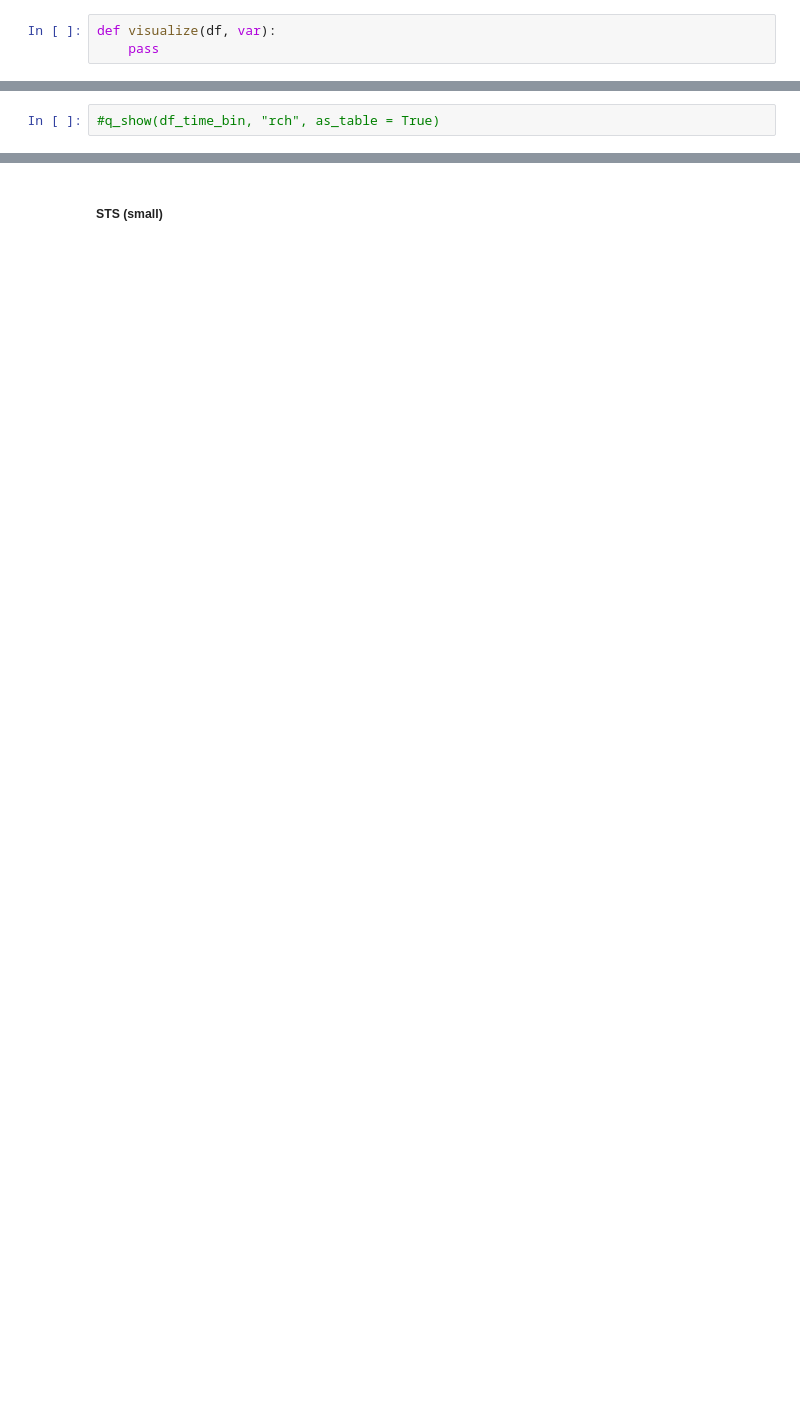
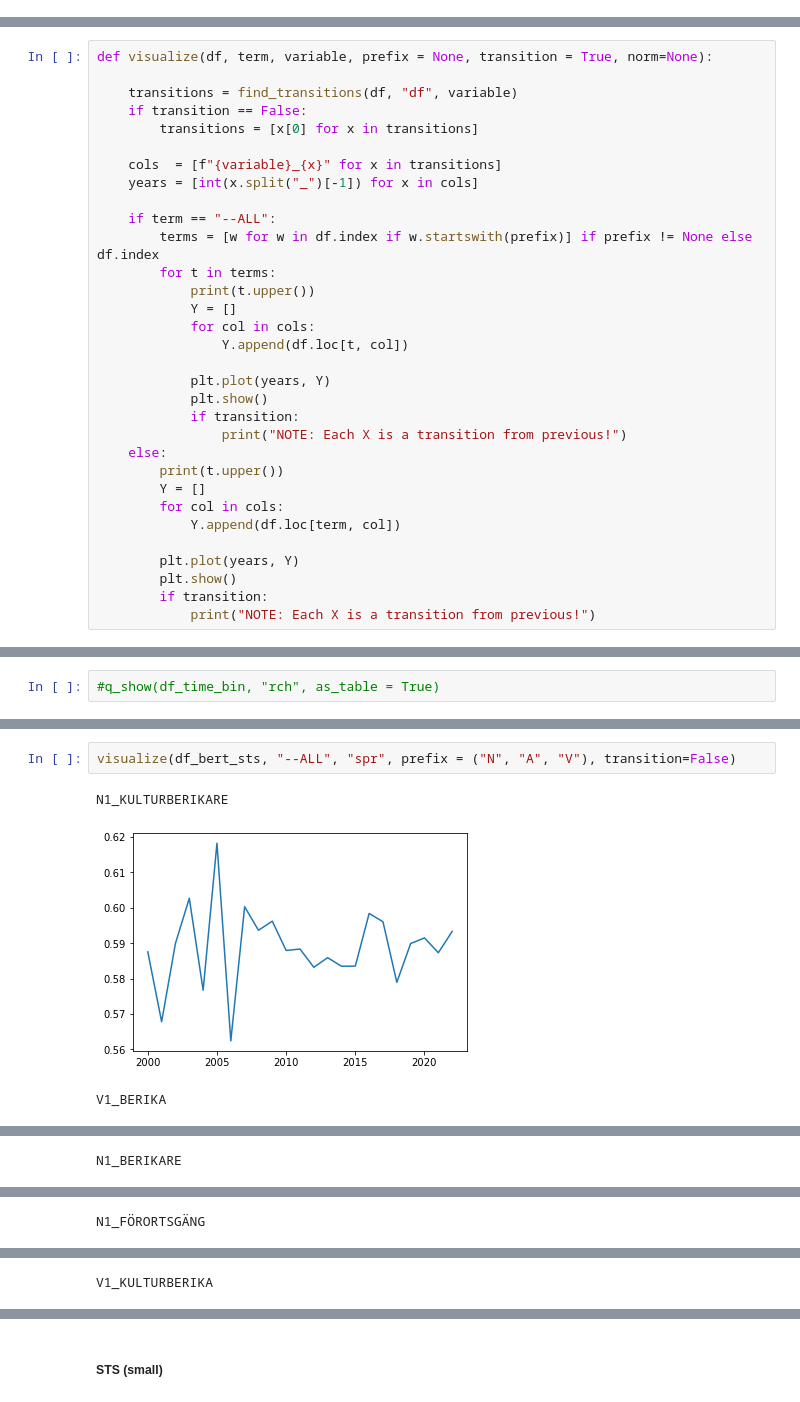
Before and after one commit to mboholm/dw_change, a Jupyter notebook: analysis/analysis.ipynb, the cells around one changed output, grey strips where cells are left out. Cells and saved outputs as stored; diff of their text form; blank space fills up the shorter version.

```diff
--- a/analysis/analysis.ipynb
+++ b/analysis/analysis.ipynb
@@ -527,7 +597,4 @@ def model_comparison(
     out = pd.DataFrame(R_data, columns=mnames, index=mnames).round(3)
 
     return out
-# %%
-def visualize(df, var):
-    pass
 # %% [markdown]
@@ -534,0 +729,32 @@ def visualize(df, var):
+# %%
+def visualize(df, term, variable, prefix = None, transition = True, norm=None):
+
+    transitions = find_transitions(df, "df", variable)
+    if transition == False:
+        transitions = [x[0] for x in transitions]
+
+    cols  = [f"{variable}_{x}" for x in transitions]
+    years = [int(x.split("_")[-1]) for x in cols]
+
+    if term == "--ALL":
+        terms = [w for w in df.index if w.startswith(prefix)] if prefix != None else df.index
+        for t in terms:
+            print(t.upper())
+            Y = []
+            for col in cols:
+                Y.append(df.loc[t, col])
+
+            plt.plot(years, Y)
+            plt.show()
+            if transition:
+                print("NOTE: Each X is a transition from previous!")
+    else:
+        print(t.upper())
+        Y = []
+        for col in cols:
+            Y.append(df.loc[term, col])
+
+        plt.plot(years, Y)
+        plt.show()
+        if transition:
+            print("NOTE: Each X is a transition from previous!")
@@ -1388,0 +1928,6 @@ Y: 3342680
+# %%
+visualize(df_bert_sts, "--ALL", "spr", prefix = ("N", "A", "V"), transition=False)
+# %% [output]
+N1_KULTURBERIKARE
+[figure, added]
+V1_BERIKA
@@ -1388,0 +1935 @@ Y: 3342680
+N1_BERIKARE
@@ -1388,0 +1937 @@ Y: 3342680
+N1_FÖRORTSGÄNG
@@ -1388,0 +1939 @@ Y: 3342680
+V1_KULTURBERIKA
```
Also changed, not shown: parts of 286 cells of this notebook, 11 other files.
